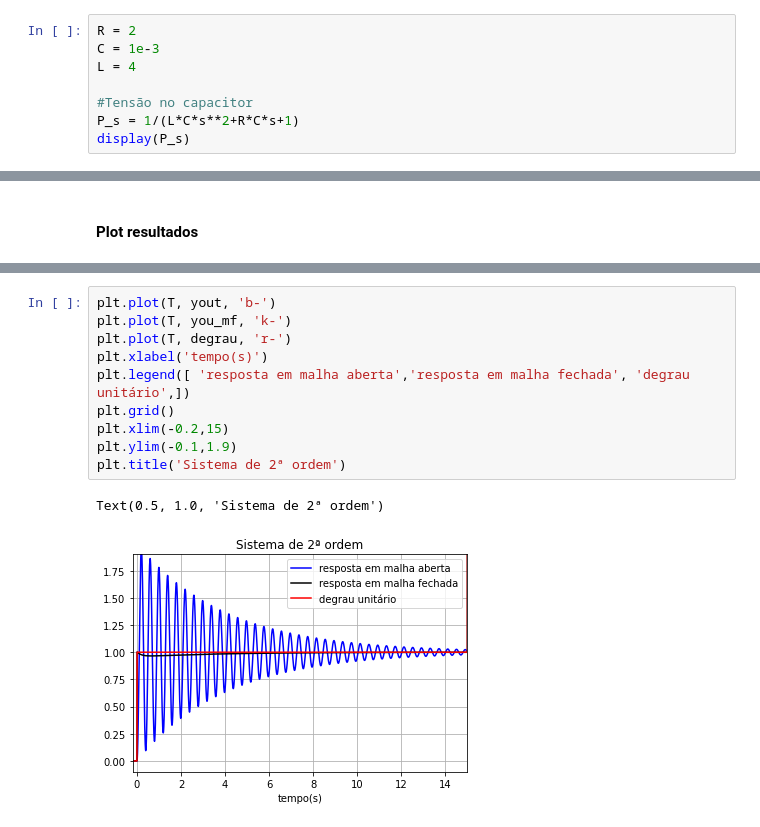
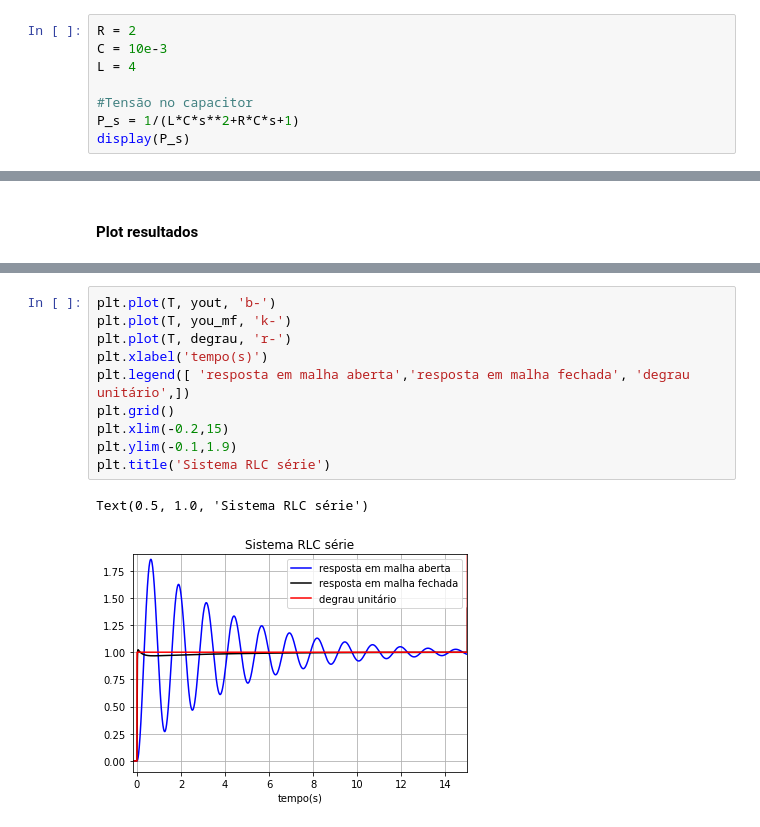
Before and after one commit to joaovprado/Analise-PID-ideal-analogico-e-digital, a Jupyter notebook: PID Ideal/PID RLC série.ipynb, the cells around one changed output, grey strips where cells are left out. Saved outputs shown, nothing was run; the diff lists cells and outputs as text.

```diff
--- a/PID Ideal/PID RLC série.ipynb
+++ b/PID Ideal/PID RLC série.ipynb
@@ -13,7 +15,7 @@ s = ctl.TransferFunction.s
 #### Planta
 # %%
 R = 2
-C = 1e-3
+C = 10e-3
 L = 4
 
 #Tensão no capacitor
@@ -81,16 +83,16 @@ Text(0.5, 1.0, 'Sistema de 2ª ordem')
 # %%
 plt.plot(T, yout, 'b-')
 plt.plot(T, you_mf, 'k-')
 plt.plot(T, degrau, 'r-')
 plt.xlabel('tempo(s)')
 plt.legend([ 'resposta em malha aberta','resposta em malha fechada', 'degrau unitário',])
 plt.grid()
 plt.xlim(-0.2,15)
 plt.ylim(-0.1,1.9)
-plt.title('Sistema de 2ª ordem')
+plt.title('Sistema RLC série')
 # %% [output]
-Text(0.5, 1.0, 'Sistema de 2ª ordem')
+Text(0.5, 1.0, 'Sistema RLC série')
-[figure, old version]
+[figure, new version]
 # %%
 plt.plot(T, you_mf, 'k-')
 plt.plot(T, degrau, 'r-')
```
Also changed, not shown: parts of 5 cells of this notebook.
